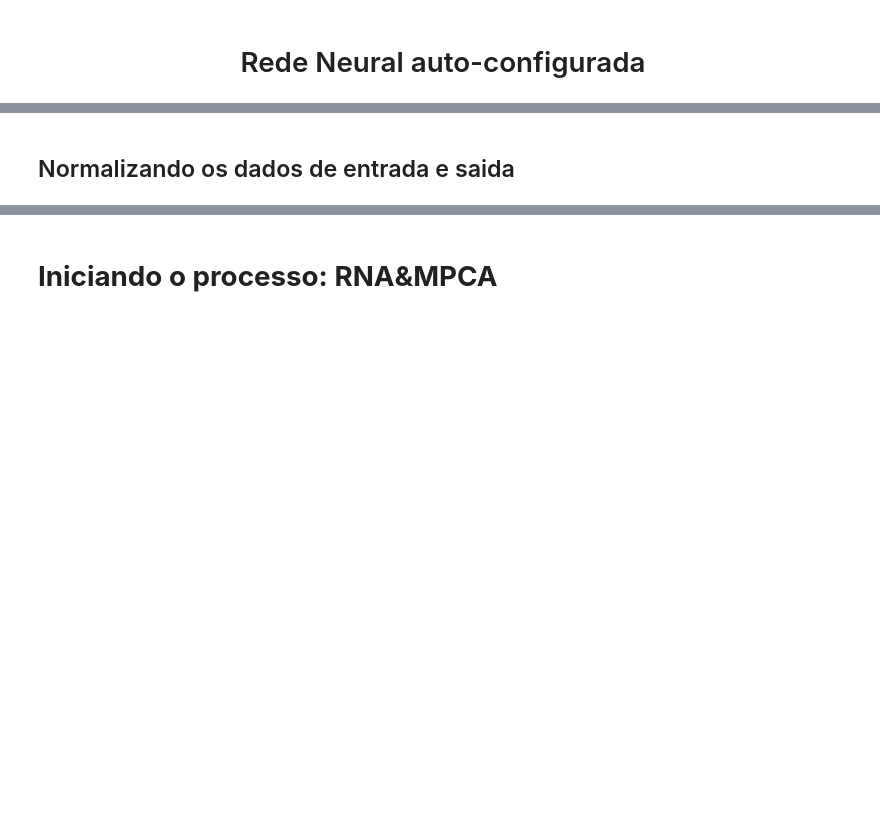
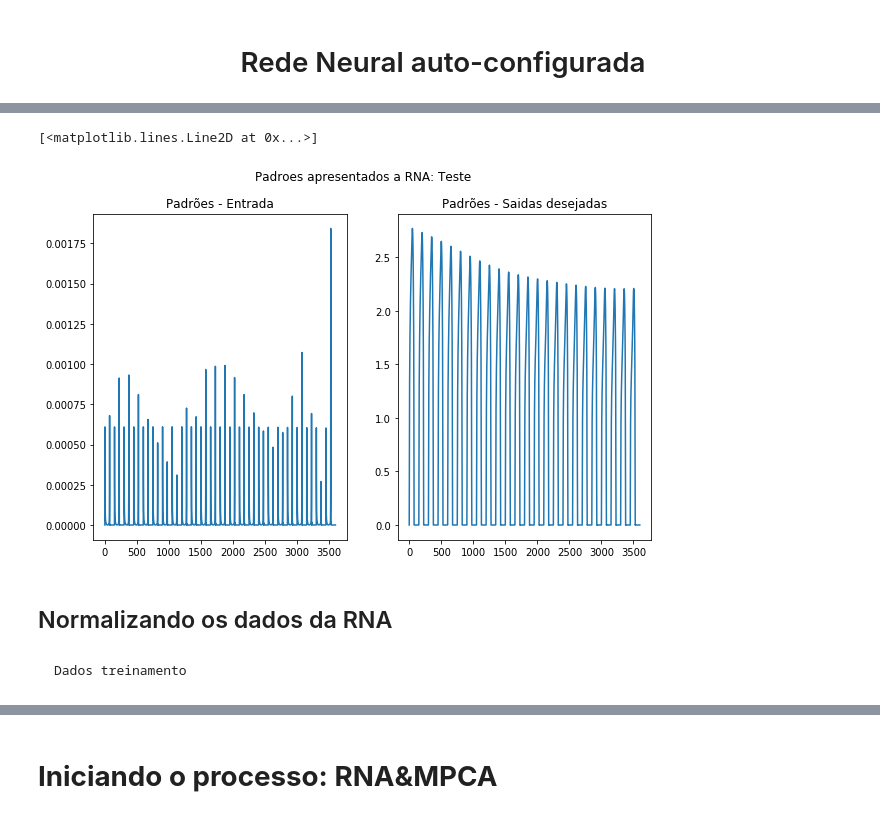
Before and after one commit to sabrinabms/RNA-MPCA-students, a Jupyter notebook: rna&mpca.ipynb, the cells around one changed output, grey strips where cells are left out. Saved outputs shown, nothing was run; the diff lists cells and outputs as text; code cells hidden in the pictures; blank space fills up the shorter version.

Commit message:
atualização dados e python

```diff
--- a/rna&mpca.ipynb
+++ b/rna&mpca.ipynb
@@ -64,5 +83,17 @@ axes[1].plot(saida_num[0,0:11250])
+# %%
+fig, axes = plt.subplots(nrows=1, ncols=2, figsize=(10, 6))
+fig.suptitle('Padroes apresentados a RNA: Teste')
+axes[0].set_title('Padrões - Entrada')
+axes[0].plot(entrada_gen_num[0,0:11250])
+axes[1].set_title('Padrões - Saidas desejadas')
+axes[1].plot(saida_gen_num[0,0:11250])
+# %% [output]
+[<matplotlib.lines.Line2D at 0x...>]
+[figure, added]
 # %% [markdown]
-## Normalizando os dados de entrada e saida
+## Normalizando os dados da RNA
+# %% [markdown]
+    Dados treinamento
 # %%
 min_entrada = entrada_num.min()
 min_saida = saida_num.min()
```
Also changed, not shown: parts of 28 cells of this notebook, 43 other files.
